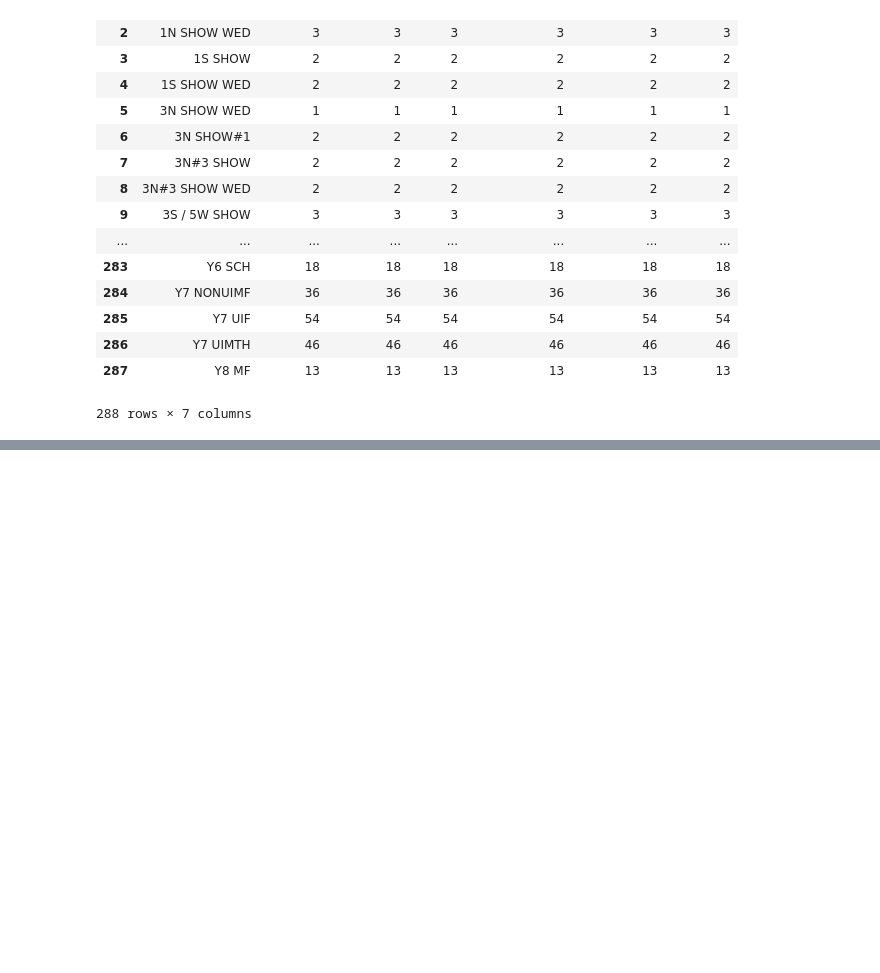
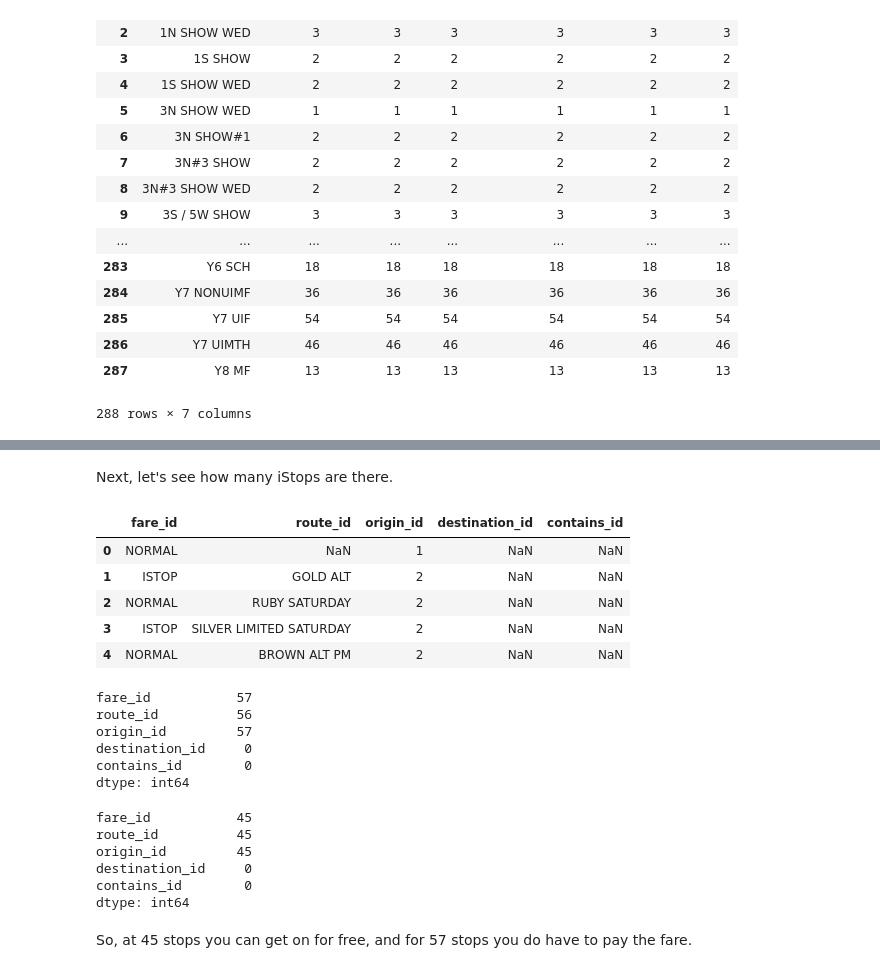
Before and after one commit to ariansacct/project-spring2017, a Jupyter notebook: part1/component1.ipynb, the cells around one changed output, grey strips where cells are left out. Drawn from its saved outputs; the diff is of its cells as text; code cells hidden in the pictures; blank space fills up the shorter version.

```diff
--- a/part1/component1.ipynb
+++ b/part1/component1.ipynb
@@ -202,0 +245,32 @@ t.reset_index()
+# %% [markdown]
+Next, let's see how many iStops are there.
+# %%
+fare_rules = pd.read_csv("fare_rules.txt")
+fare_rules.head()
+# %% [output]
+|  | fare_id | route_id | origin_id | destination_id | contains_id |
+| 0 | NORMAL | NaN | 1 | NaN | NaN |
+| 1 | ISTOP | GOLD ALT | 2 | NaN | NaN |
+| 2 | NORMAL | RUBY SATURDAY | 2 | NaN | NaN |
+| 3 | ISTOP | SILVER LIMITED SATURDAY | 2 | NaN | NaN |
+| 4 | NORMAL | BROWN ALT PM | 2 | NaN | NaN |
+# %%
+fare_rules[fare_rules['fare_id'] == 'NORMAL'].count()
+# %% [output]
+fare_id           57
+route_id          56
+origin_id         57
+destination_id     0
+contains_id        0
+dtype: int64
+# %%
+fare_rules[fare_rules['fare_id'] == 'ISTOP'].count()
+# %% [output]
+fare_id           45
+route_id          45
+origin_id         45
+destination_id     0
+contains_id        0
+dtype: int64
+# %% [markdown]
+So, at 45 stops you can get on for free, and for 57 stops you do have to pay the fare.
```
Also changed, not shown: parts of 2 cells of this notebook.
